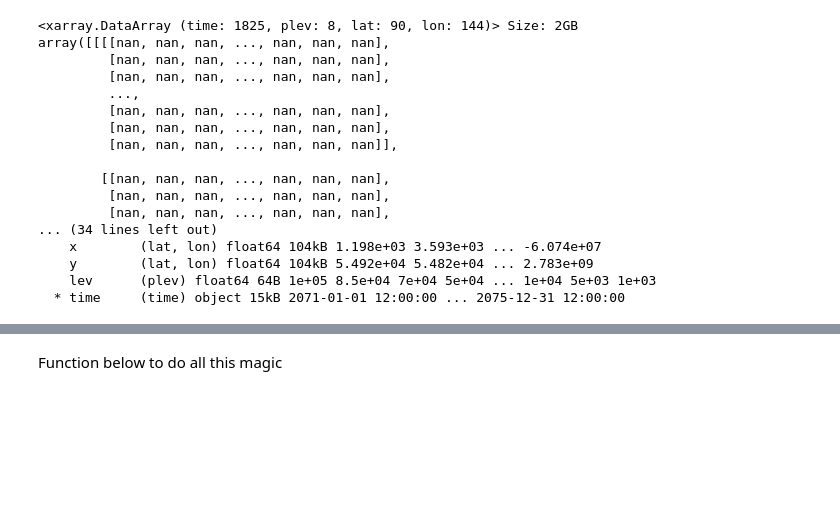
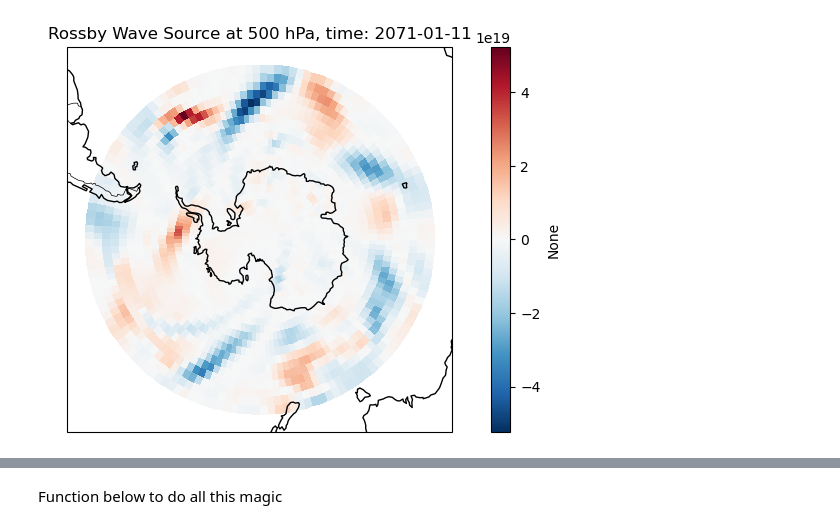
Before and after one commit to radryan1979/Met2GradProject, a Jupyter notebook: open_explore.ipynb, the cells around one changed output, grey strips where cells are left out. Saved outputs shown, nothing was run; the diff lists cells and outputs as text; code cells hidden in the pictures; blank space fills up the shorter version.

```diff
--- a/open_explore.ipynb
+++ b/open_explore.ipynb
@@ -203,6 +127,10 @@ dV_dy = V.differentiate('lat') * (np.pi / 180) * 6371000
 dvg_dy = vg.differentiate('lat') * (np.pi / 180) * 6371000
 
 rws = - (zeta_g * dU_dx + dV_dy) - f0 * dvg_dy
+# %%
+plot_field(rws, "Rossby Wave Source", time_idx=10, level_value=50000, cmap="RdBu_r", prj='SouthPolarStereo')
+# %% [output]
+[figure, added]
 # %%
 # Compute Rossby Wave Tendency
 
@@ -211,23 +139,3 @@ QGPV['time'] = time  # if not already assigned
 
 # Compute temporal derivative
 QGPV_tendency = QGPV.differentiate('time')  # units: 1/s if time is in datetime64
-# %%
-QGPV_tendency
-# %% [output]
-<xarray.DataArray (time: 1825, plev: 8, lat: 90, lon: 144)> Size: 2GB
-array([[[[nan, nan, nan, ..., nan, nan, nan],
-         [nan, nan, nan, ..., nan, nan, nan],
-         [nan, nan, nan, ..., nan, nan, nan],
-         ...,
-         [nan, nan, nan, ..., nan, nan, nan],
-         [nan, nan, nan, ..., nan, nan, nan],
-         [nan, nan, nan, ..., nan, nan, nan]],
-
-        [[nan, nan, nan, ..., nan, nan, nan],
-         [nan, nan, nan, ..., nan, nan, nan],
-         [nan, nan, nan, ..., nan, nan, nan],
-... (34 lines left out)
-    x        (lat, lon) float64 104kB 1.198e+03 3.593e+03 ... -6.074e+07
-    y        (lat, lon) float64 104kB 5.492e+04 5.482e+04 ... 2.783e+09
-    lev      (plev) float64 64B 1e+05 8.5e+04 7e+04 5e+04 ... 1e+04 5e+03 1e+03
-  * time     (time) object 15kB 2071-01-01 12:00:00 ... 2075-12-31 12:00:00
```
Also changed, not shown: parts of 17 cells of this notebook, 1 other file.
